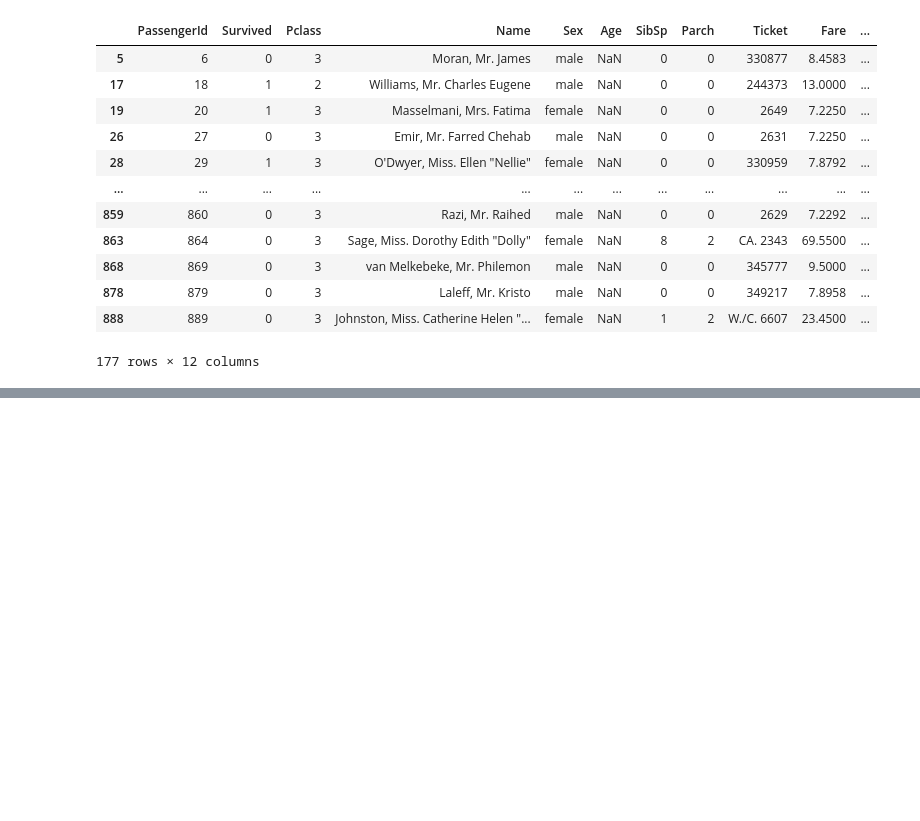
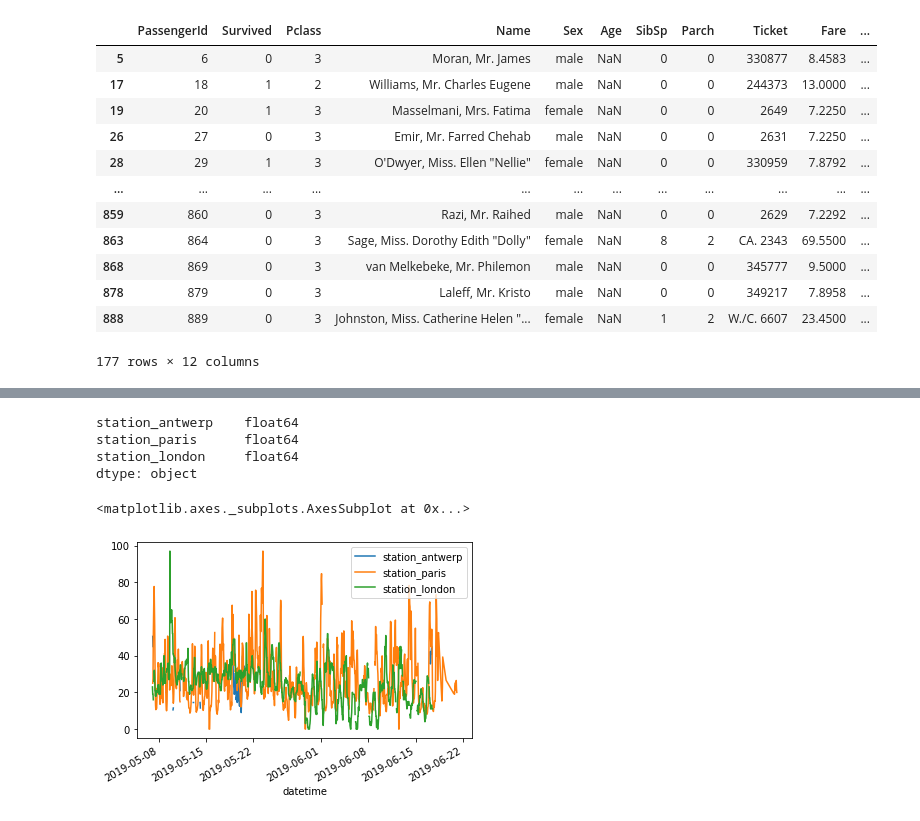
Before and after one commit to Ethic41/kaggle, a Jupyter notebook: pandas_primer/intro.ipynb, the cells around one changed output, grey strips where cells are left out. Drawn from its saved outputs; the diff is of its cells as text; code cells hidden in the pictures; blank space fills up the shorter version.

```diff
--- a/pandas_primer/intro.ipynb
+++ b/pandas_primer/intro.ipynb
@@ -358,0 +362,3 @@ Name: Name, Length: 217, dtype: object
+# %%
+air_quality = pd.read_csv("data/air_quality_no2.csv", index_col=0, parse_dates=True)
+air_quality.head()
@@ -358,0 +373,12 @@ Name: Name, Length: 217, dtype: object
+# %%
+air_quality.dtypes
+# %% [output]
+station_antwerp    float64
+station_paris      float64
+station_london     float64
+dtype: object
+# %%
+air_quality.plot()
+# %% [output]
+<matplotlib.axes._subplots.AxesSubplot at 0x...>
+[figure, added]
```
Also changed, not shown: parts of 10 cells of this notebook, 3 other files.
